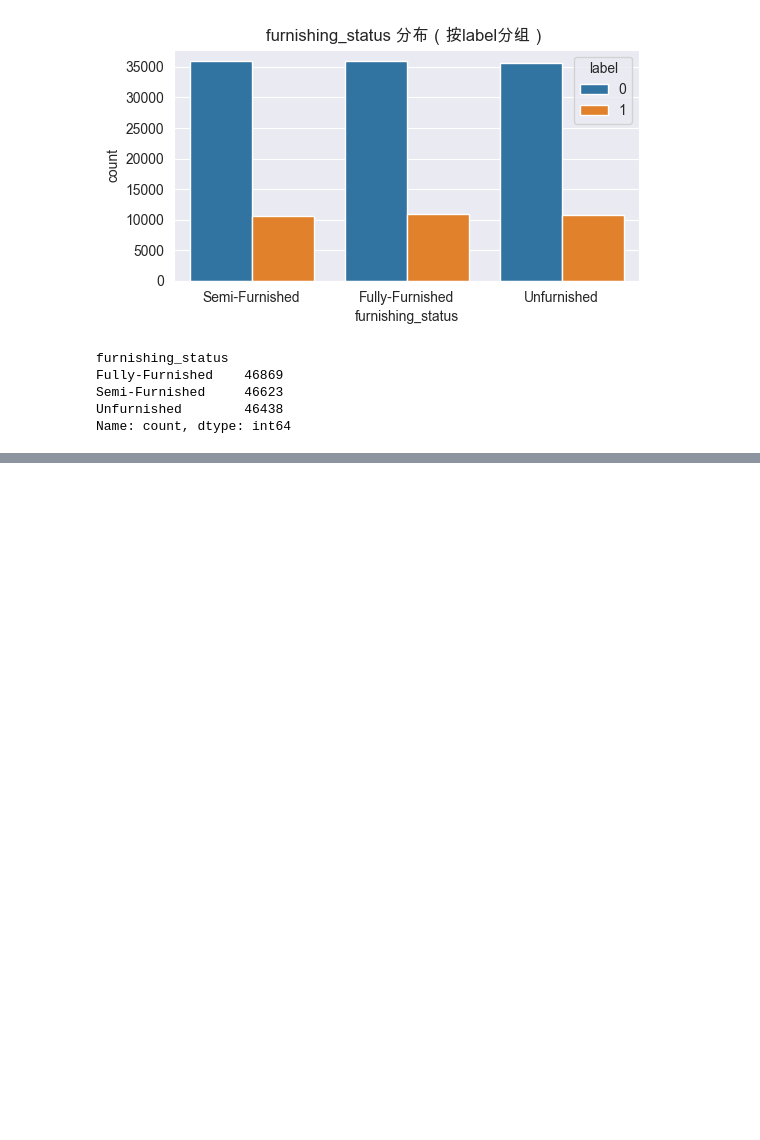
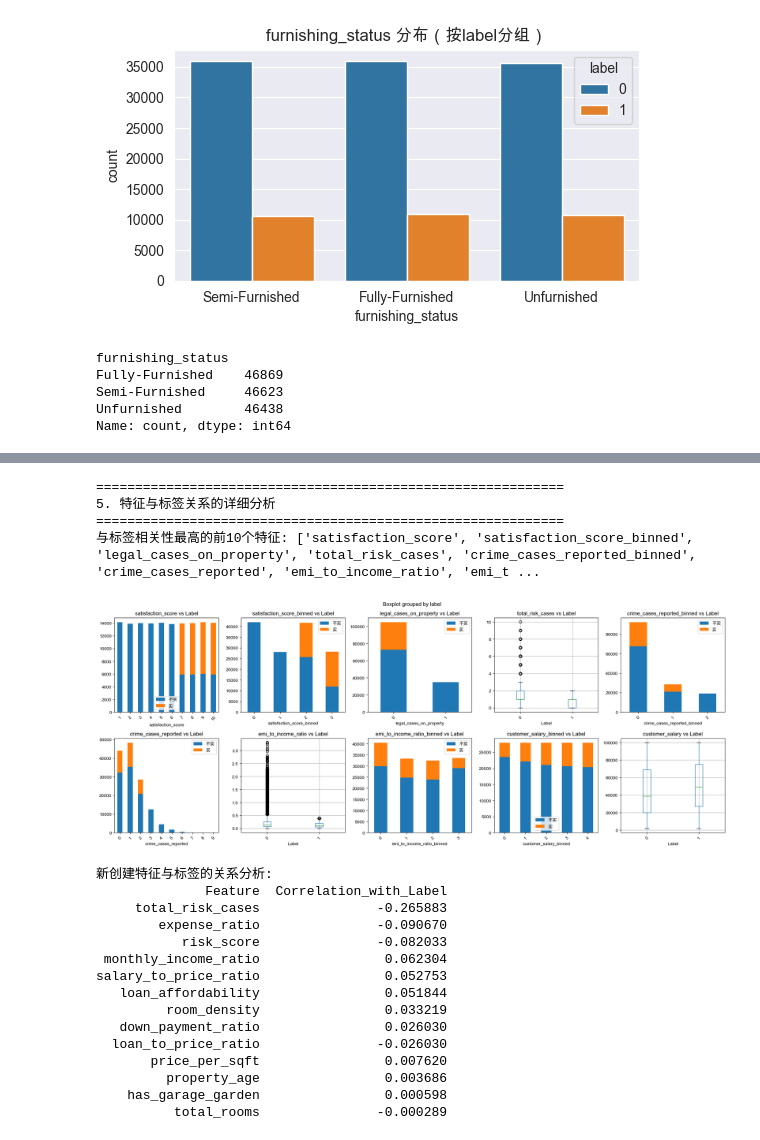
Before and after one commit to lxs1998418-spec/big-data-computing-final-project, a Jupyter notebook: sol_2/data_analysis.ipynb, the cells around one changed output, grey strips where cells are left out. Drawn from its saved outputs; the diff is of its cells as text; code cells hidden in the pictures; blank space fills up the shorter version.

```diff
--- a/sol_2/data_analysis.ipynb
+++ b/sol_2/data_analysis.ipynb
@@ -462,0 +813,72 @@ for feature in high_priority_features[:5]:  # 只显示前5个
+# %%
+# 5. 特征与标签关系的详细分析
+print("="*60)
+print("5. 特征与标签关系的详细分析")
+print("="*60)
+
+# 5.1 与标签相关性最高的特征可视化
+top_features = label_correlations.head(10).index.tolist()
+print(f"与标签相关性最高的前10个特征: {top_features}")
+
+# 创建子图显示这些特征与标签的关系
+fig, axes = plt.subplots(2, 5, figsize=(20, 8))
+axes = axes.ravel()
+
+for i, feature in enumerate(top_features):
+    if i < 10:  # 只显示前10个
+        # 根据特征类型选择可视化方法
+        if df_features[feature].nunique() <= 10:  # 离散特征
+            # 条形图
+            feature_label_counts = df_features.groupby([feature, 'label']).size().unstack(fill_value=0)
+            feature_label_counts.plot(kind='bar', ax=axes[i], stacked=True)
+            axes[i].set_title(f'{feature} vs Label')
+            axes[i].legend(['不买', '买'])
+        else:  # 连续特征
+            # 箱线图
+            df_features.boxplot(column=feature, by='label', ax=axes[i])
+            axes[i].set_title(f'{feature} vs Label')
+            axes[i].set_xlabel('Label')
+
+        axes[i].tick_params(axis='x', rotation=45)
+
+plt.tight_layout()
+plt.show()
+
+# 5.2 新创建特征与标签的关系分析
+print("\n新创建特征与标签的关系分析:")
+new_features = ['price_per_sqft', 'loan_to_price_ratio', 'down_payment_ratio',
+               'salary_to_price_ratio', 'total_rooms', 'room_density',
+               'has_garage_garden', 'monthly_income_ratio', 'loan_affordability',
+               'expense_ratio', 'total_risk_cases', 'risk_score', 'property_age']
+
+new_feature_correlations = {}
+for feature in new_features:
+    if feature in df_features.columns:
+        corr = df_features[feature].corr(df_features['label'])
+        new_feature_correlations[feature] = corr
+
+new_corr_df = pd.DataFrame(list(new_feature_correlations.items()),
+                          columns=['Feature', 'Correlation_with_Label'])
+new_corr_df = new_corr_df.sort_values('Correlation_with_Label', key=abs, ascending=False)
+print(new_corr_df.to_string(index=False))
+# %% [output]
+============================================================
+5. 特征与标签关系的详细分析
+============================================================
+与标签相关性最高的前10个特征: ['satisfaction_score', 'satisfaction_score_binned', 'legal_cases_on_property', 'total_risk_cases', 'crime_cases_reported_binned', 'crime_cases_reported', 'emi_to_income_ratio', 'emi_t ...
+[figure, added]
+新创建特征与标签的关系分析:
+              Feature  Correlation_with_Label
+     total_risk_cases               -0.265883
+        expense_ratio               -0.090670
+           risk_score               -0.082033
+ monthly_income_ratio                0.062304
+salary_to_price_ratio                0.052753
+   loan_affordability                0.051844
+         room_density                0.033219
+   down_payment_ratio                0.026030
+  loan_to_price_ratio               -0.026030
+       price_per_sqft                0.007620
+         property_age                0.003686
+    has_garage_garden                0.000598
+          total_rooms               -0.000289
```
Also changed, not shown: parts of 10 cells of this notebook, 6 other files.
